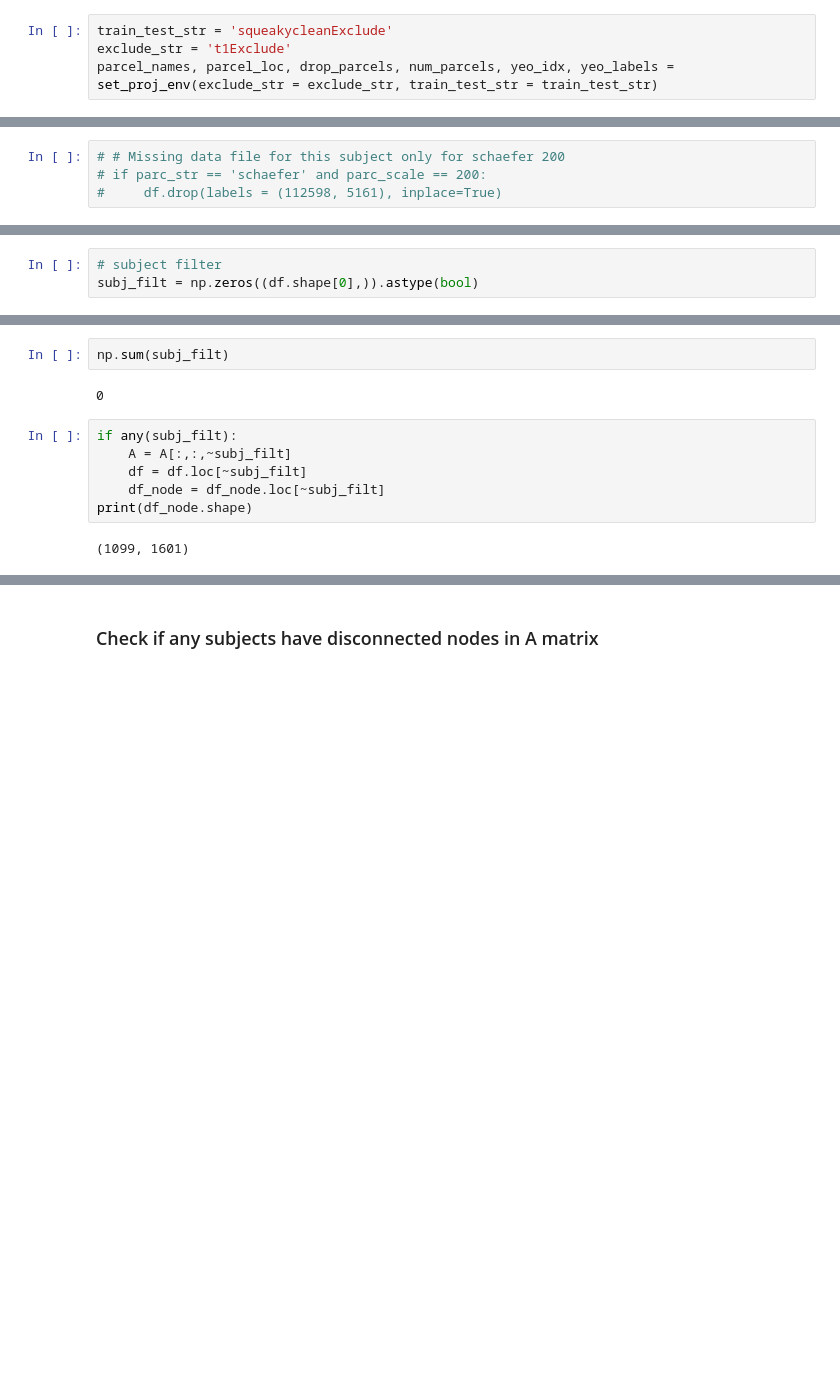
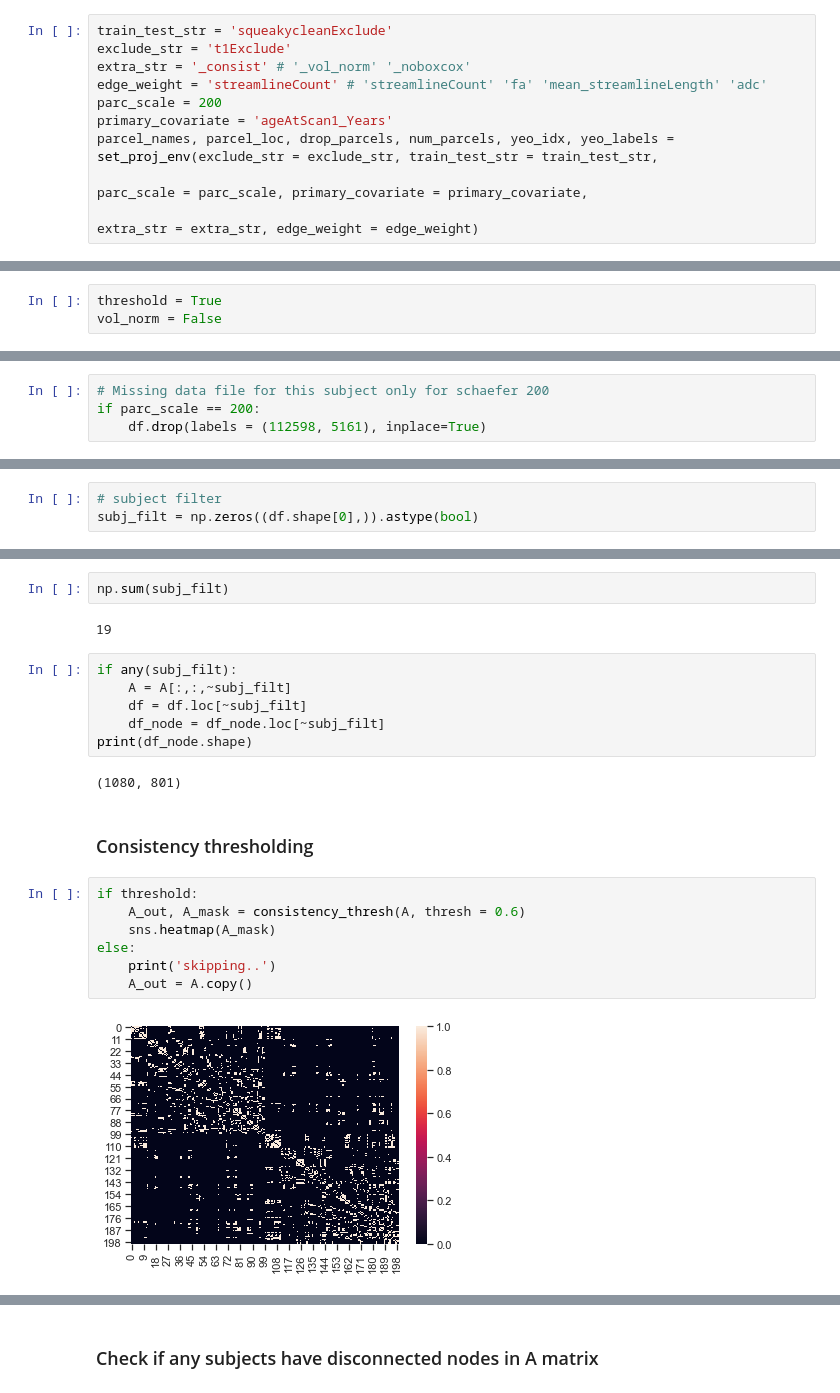
Before and after one commit to lindenmp/neurodev_cs_predictive, a Jupyter notebook: code/compute_node_metrics.ipynb, the cells around one changed output, grey strips where cells are left out. Saved outputs shown, nothing was run; the diff lists cells and outputs as text; blank space fills up the shorter version.

Commit message:
Consistency based threshold

```diff
--- a/code/compute_node_metrics.ipynb
+++ b/code/compute_node_metrics.ipynb
@@ -25,7 +26,13 @@ from func import node_strength, ave_control, modal_control
 # %%
 train_test_str = 'squeakycleanExclude'
 exclude_str = 't1Exclude'
-parcel_names, parcel_loc, drop_parcels, num_parcels, yeo_idx, yeo_labels = set_proj_env(exclude_str = exclude_str, train_test_str = train_test_str)
+extra_str = '_consist' # '_vol_norm' '_noboxcox'
+edge_weight = 'streamlineCount' # 'streamlineCount' 'fa' 'mean_streamlineLength' 'adc'
+parc_scale = 200
+primary_covariate = 'ageAtScan1_Years'
+parcel_names, parcel_loc, drop_parcels, num_parcels, yeo_idx, yeo_labels = set_proj_env(exclude_str = exclude_str, train_test_str = train_test_str,
+                                                                                        parc_scale = parc_scale, primary_covariate = primary_covariate,
+                                                                                       extra_str = extra_str, edge_weight = edge_weight)
 # %% [markdown]
 ### Setup output directory
 # %%
@@ -36,3 +45,6 @@ if not os.path.exists(os.environ['MODELDIR']): os.makedirs(os.environ['MODELDIR'
+# %%
+threshold = True
+vol_norm = False
 # %% [markdown]
 ## Load train/test .csv and setup node .csv
 # %%
@@ -47,9 +59,9 @@ print(df.shape)
 # %% [output]
 (1100, 44)
 # %%
-# # Missing data file for this subject only for schaefer 200
-# if parc_str == 'schaefer' and parc_scale == 200:
-#     df.drop(labels = (112598, 5161), inplace=True)
+# Missing data file for this subject only for schaefer 200
+if parc_scale == 200:
+    df.drop(labels = (112598, 5161), inplace=True)
 # %%
 # output dataframe
 vol_labels = ['vol_' + str(i) for i in range(num_parcels)]
@@ -127,7 +157,7 @@ for (i, (index, row)) in enumerate(df.iterrows()):
 # %%
 np.sum(subj_filt)
 # %% [output]
-0
+19
 # %%
 if any(subj_filt):
     A = A[:,:,~subj_filt]
@@ -135,4 +165,15 @@ if any(subj_filt):
     df_node = df_node.loc[~subj_filt]
 print(df_node.shape)
 # %% [output]
-(1099, 1601)
+(1080, 801)
+# %% [markdown]
+### Consistency thresholding
+# %%
+if threshold:
+    A_out, A_mask = consistency_thresh(A, thresh = 0.6)
+    sns.heatmap(A_mask)
+else:
+    print('skipping..')
+    A_out = A.copy()
+# %% [output]
+[figure, added]
```
Also changed, not shown: parts of 19 cells of this notebook, 1 other file.
